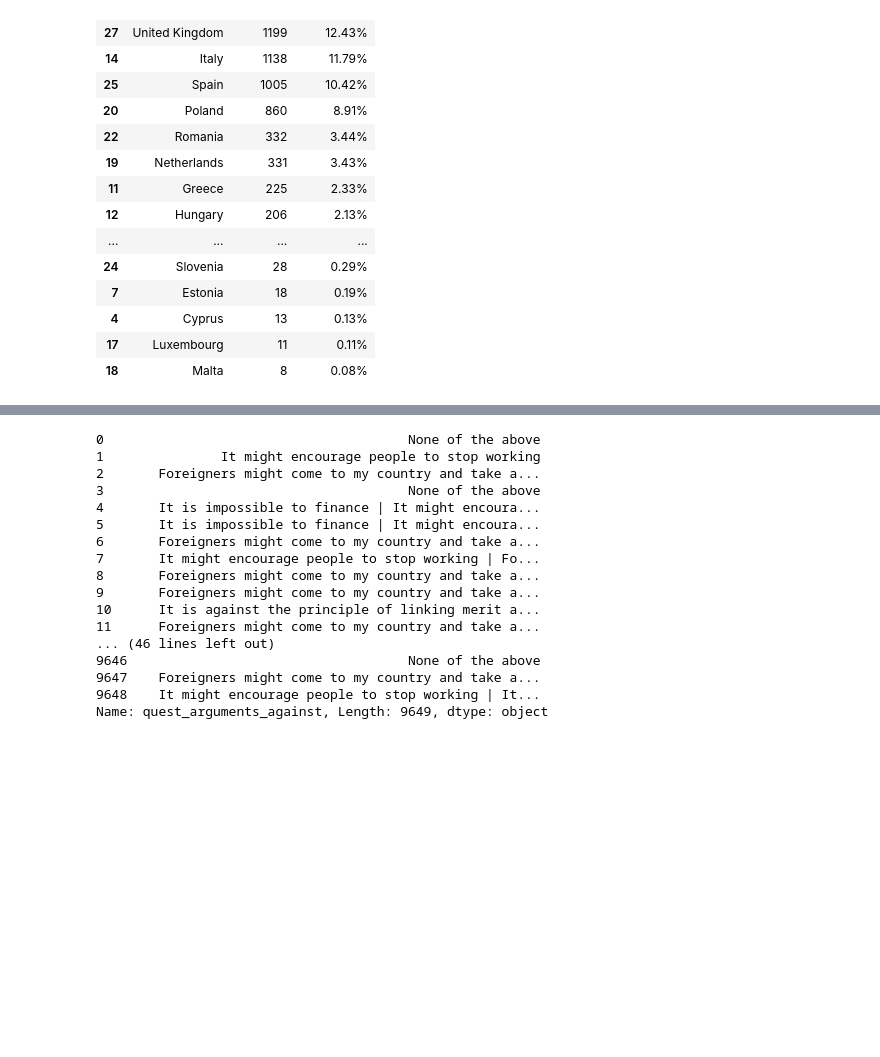
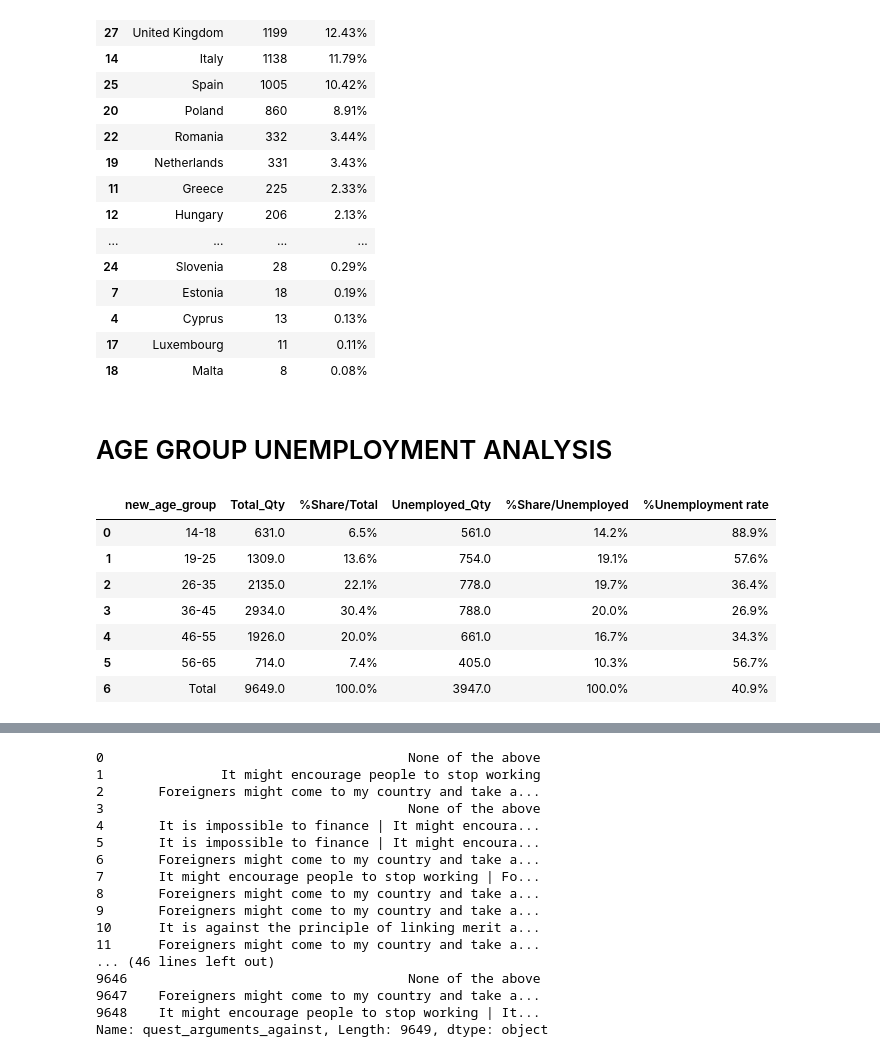
Before and after one commit to juankmp/Project_1_0420_JuanMunoz, a Jupyter notebook: notebooks/analysis.ipynb, the cells around one changed output, grey strips where cells are left out. Drawn from its saved outputs; the diff is of its cells as text; code cells hidden in the pictures; blank space fills up the shorter version.

```diff
--- a/notebooks/analysis.ipynb
+++ b/notebooks/analysis.ipynb
@@ -151,3 +171,41 @@ display(df_result_test) #dataframe without the percentage
 | 4 | Cyprus | 13 | 0.13% |
 | 17 | Luxembourg | 11 | 0.11% |
 | 18 | Malta | 8 | 0.08% |
+# %% [markdown]
+# AGE GROUP UNEMPLOYMENT ANALYSIS
+# %%
+df_result_test = df_all.groupby(['new_age_group']).agg({'uuid': ['count']})
+df_result_test.columns = ['Total_Qty']
+df_result_test = df_result_test.reset_index()
+df_result_test.columns = ['new_age_group','Total_Qty']
+df_result_test.loc['Total']= df_result_test.sum(numeric_only=True, axis=0)
+df_result_test['%Share/Total'] = round(df_result_test['Total_Qty'] / df_result_test['Total_Qty'].sum() * 100 * 2,1).astype(str) + '%'
+df_result_test['new_age_group'] = df_result_test['new_age_group'].fillna('Total')
+
+filter = (df_all['full_time_job'] == 'no')
+df_all_2 = df_all[filter]
+
+df_result_test_2 = df_all_2.groupby(['new_age_group']).agg({'uuid': ['count']})
+df_result_test_2.columns = ['Unemployed_Qty']
+df_result_test_2 = df_result_test_2.reset_index()
+df_result_test_2.columns = ['new_age_group','Unemployed_Qty']
+df_result_test_2.loc['Total']= df_result_test_2.sum(numeric_only=True, axis=0)
+df_result_test_2['%Share/Unemployed'] = round(df_result_test_2['Unemployed_Qty'] / df_result_test_2['Unemployed_Qty'].sum() * 100 * 2,1).astype(str) + '%'
+df_result_test_2['new_age_group'] = df_result_test_2['new_age_group'].fillna('Total')
+
+
+
+
+df_age_group_unemployment = pd.merge(df_result_test,df_result_test_2, how='left',on = 'new_age_group')
+df_age_group_unemployment['%Unemployment rate'] = round(df_age_group_unemployment['Unemployed_Qty'] / df_age_group_unemployment['Total_Qty']*100,1).astype(str) + '%'
+
+display(df_age_group_unemployment)
+# %% [output]
+|  | new_age_group | Total_Qty | %Share/Total | Unemployed_Qty | %Share/Unemployed | %Unemployment rate |
+| 0 | 14-18 | 631.0 | 6.5% | 561.0 | 14.2% | 88.9% |
+| 1 | 19-25 | 1309.0 | 13.6% | 754.0 | 19.1% | 57.6% |
+| 2 | 26-35 | 2135.0 | 22.1% | 778.0 | 19.7% | 36.4% |
+| 3 | 36-45 | 2934.0 | 30.4% | 788.0 | 20.0% | 26.9% |
+| 4 | 46-55 | 1926.0 | 20.0% | 661.0 | 16.7% | 34.3% |
+| 5 | 56-65 | 714.0 | 7.4% | 405.0 | 10.3% | 56.7% |
+| 6 | Total | 9649.0 | 100.0% | 3947.0 | 100.0% | 40.9% |
```
Also changed, not shown: parts of 4 cells of this notebook, 17 other files.
